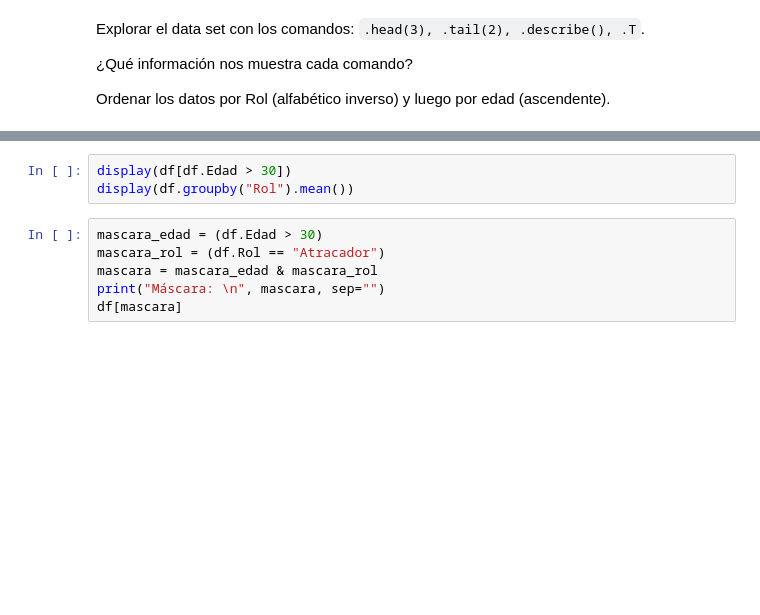
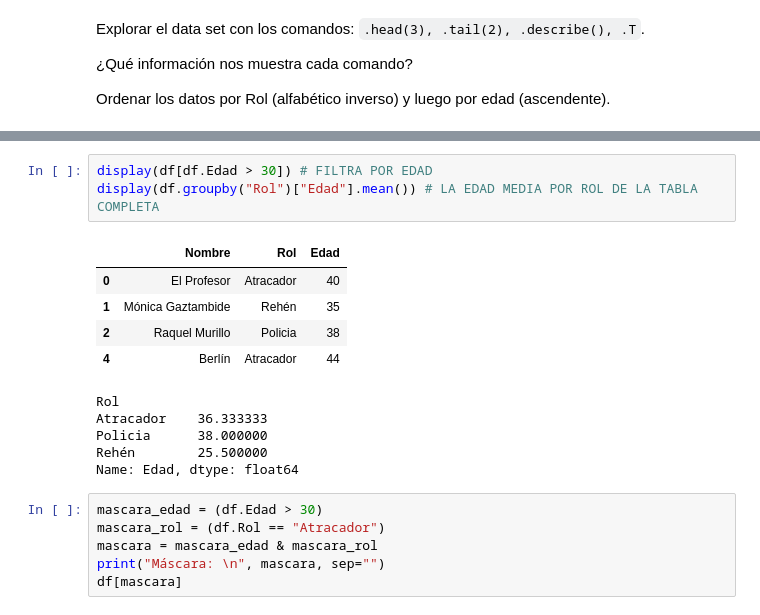
Before and after one commit to hrancati/aprendizajeAutomatico-material, a Jupyter notebook: notebooks/notebook_01_herramientas-published.ipynb, the cells around one changed output, grey strips where cells are left out. Drawn from its saved outputs; the diff is of its cells as text; blank space fills up the shorter version.

```diff
--- a/notebooks/notebook_01_herramientas-published.ipynb
+++ b/notebooks/notebook_01_herramientas-published.ipynb
@@ -369,6 +366,17 @@ NameError: name 'df' is not defined
 # %%
-display(df[df.Edad > 30])
-display(df.groupby("Rol").mean())
+display(df[df.Edad > 30]) # FILTRA POR EDAD
+display(df.groupby("Rol")["Edad"].mean()) # LA EDAD MEDIA POR ROL DE LA TABLA COMPLETA
+# %% [output]
+|  | Nombre | Rol | Edad |
+| 0 | El Profesor | Atracador | 40 |
+| 1 | Mónica Gaztambide | Rehén | 35 |
+| 2 | Raquel Murillo | Policia | 38 |
+| 4 | Berlín | Atracador | 44 |
+Rol
+Atracador    36.333333
+Policia      38.000000
+Rehén        25.500000
+Name: Edad, dtype: float64
 # %%
 mascara_edad = (df.Edad > 30)
 mascara_rol = (df.Rol == "Atracador")
```
Also changed, not shown: parts of 2 cells of this notebook.
